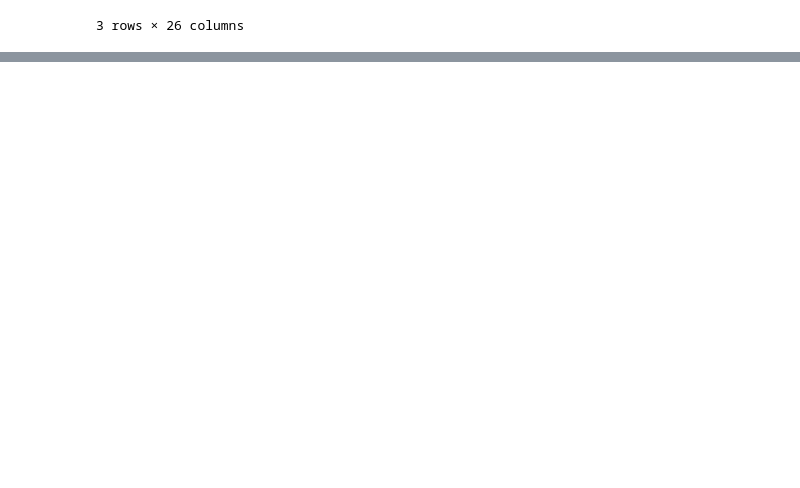
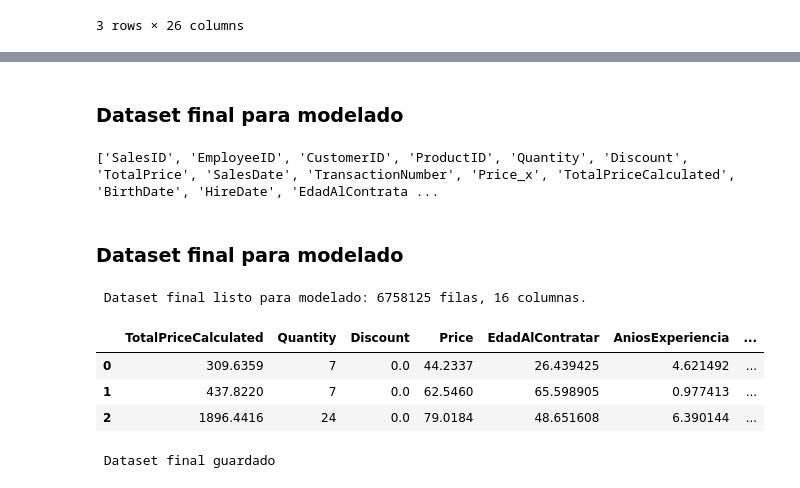
Before and after one commit to HanksR/DATA-ENGINEERING-PROYECTO1, a Jupyter notebook: AVANCE3/analisis_avance3.ipynb, the cells around one changed output, grey strips where cells are left out. Drawn from its saved outputs; the diff is of its cells as text; code cells hidden in the pictures; blank space fills up the shorter version.

```diff
--- a/AVANCE3/analisis_avance3.ipynb
+++ b/AVANCE3/analisis_avance3.ipynb
@@ -449,0 +461,9 @@ MemoryError: Unable to allocate 41.5 TiB for an array with shape (6758125, 67581
+# %%
+#  Reemplaza cada categoría por el promedio de la variable objetivo
+for col in cat_high:
+    mean_target = final_df.groupby(col)[target].mean()
+    final_df[f"{col}_target_enc"] = final_df[col].map(mean_target)
+    print(f" Target Encoding aplicado a: {col}")
+
+# Comprobamos las nuevas columnas
+final_df[[f"{col}_target_enc" for col in cat_high]].head()
@@ -449,0 +482,7 @@ MemoryError: Unable to allocate 41.5 TiB for an array with shape (6758125, 67581
+# %%
+#  One-Hot Encoding
+final_encoded = pd.get_dummies(final_df, columns=cat_low, drop_first=True)
+
+print(" One-Hot Encoding aplicado.")
+print("Tamaño del DataFrame codificado:", final_encoded.shape)
+final_encoded.head(3)
@@ -449,0 +497,50 @@ MemoryError: Unable to allocate 41.5 TiB for an array with shape (6758125, 67581
+# %% [markdown]
+### **Dataset final para modelado**
+# %%
+print(final_encoded.columns.tolist())
+# %% [output]
+['SalesID', 'EmployeeID', 'CustomerID', 'ProductID', 'Quantity', 'Discount', 'TotalPrice', 'SalesDate', 'TransactionNumber', 'Price_x', 'TotalPriceCalculated', 'BirthDate', 'HireDate', 'EdadAlContrata ...
+# %%
+# Nos quedamos con Price_y como el precio correcto (de products)
+final_encoded = final_encoded.rename(columns={'Price_y': 'Price'})
+
+# Eliminamos Price_x
+if 'Price_x' in final_encoded.columns:
+    final_encoded.drop(columns=['Price_x'], inplace=True)
+# %%
+# Variable objetivo
+target = 'TotalPriceCalculated'
+
+# Variables numéricas
+num_cols = ['Quantity', 'Discount', 'Price', 'EdadAlContratar', 'AniosExperiencia']
+
+# Variables categóricas
+cat_high = ['CategoryName', 'CityName', 'CountryName']
+cat_low = ['Class', 'Resistant', 'IsAllergic', 'TipoDia']
+# %% [markdown]
+### **Dataset final para modelado**
+# %%
+cols_target_enc = [f"{col}_target_enc" for col in cat_high if f"{col}_target_enc" in final_encoded.columns]
+cols_onehot = [col for col in final_encoded.columns if any(c + "_" in col for c in cat_low)]
+
+# Selección final de columnas
+cols_existentes = [col for col in ([target] + num_cols + cols_target_enc + cols_onehot) if col in final_encoded.columns]
+
+dataset_final = final_encoded.loc[:, cols_existentes]
+
+print(f" Dataset final listo para modelado: {dataset_final.shape[0]} filas, {dataset_final.shape[1]} columnas.")
+dataset_final.head(3)
+# %% [output]
+ Dataset final listo para modelado: 6758125 filas, 16 columnas.
+|  | TotalPriceCalculated | Quantity | Discount | Price | EdadAlContratar | AniosExperiencia | ... |
+| 0 | 309.6359 | 7 | 0.0 | 44.2337 | 26.439425 | 4.621492 | ... |
+| 1 | 437.8220 | 7 | 0.0 | 62.5460 | 65.598905 | 0.977413 | ... |
+| 2 | 1896.4416 | 24 | 0.0 | 79.0184 | 48.651608 | 6.390144 | ... |
+# %%
+from pathlib import Path
+ruta_salida = Path(r"C:\Users\Mi Pc\Documents\IntegradorProject\dataset_final_modelo.csv")
+dataset_final.to_csv(ruta_salida, index=False)
+
+print(f" Dataset final guardado")
+# %% [output]
+ Dataset final guardado
```
Also changed, not shown: parts of 27 cells of this notebook, 1 other file.
